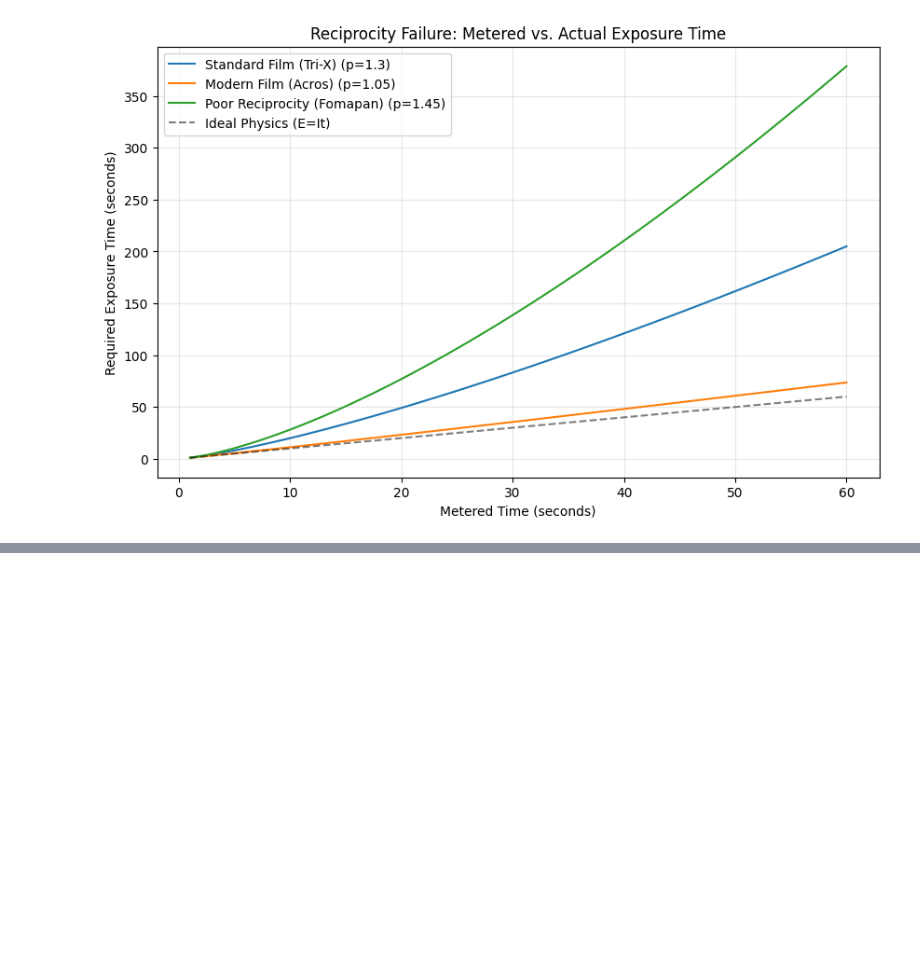
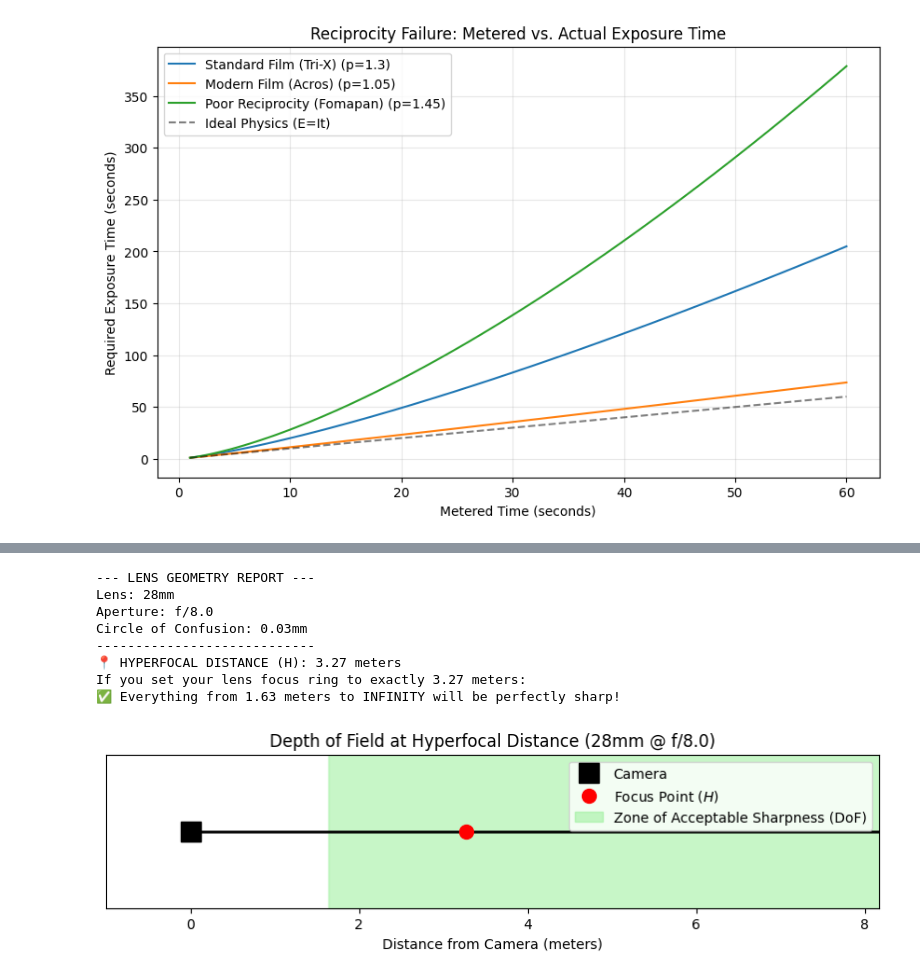
Before and after one commit to pjercic/analog-photography, a Jupyter notebook: 03_high_school/01_physics_reciprocity.ipynb, the cells around one changed output, grey strips where cells are left out. Cells and saved outputs as stored; diff of their text form; code cells hidden in the pictures; blank space fills up the shorter version.

```diff
--- a/03_high_school/01_physics_reciprocity.ipynb
+++ b/03_high_school/01_physics_reciprocity.ipynb
@@ -59,3 +127,62 @@ plt.show()
+# %%
+def calculate_hyperfocal(focal_length_mm, aperture_f, sensor_coc=0.03):
+    """
+    Calculates the Hyperfocal Distance and visualizes the Depth of Field.
+    """
+    f = focal_length_mm
+    N = aperture_f
+    c = sensor_coc
+
+    # Calculate H in millimeters, then convert to meters
+    H_mm = (f**2) / (N * c)
+    H_m = H_mm / 1000
+
+    # The rule of Hyperfocal Distance:
+    # If you focus exactly at H, everything from (H/2) to Infinity is sharp.
+    near_limit = H_m / 2
+
+    print(f"--- LENS GEOMETRY REPORT ---")
+    print(f"Lens: {f}mm")
+    print(f"Aperture: f/{N}")
+    print(f"Circle of Confusion: {c}mm")
+    print(f"----------------------------")
+    print(f"📍 HYPERFOCAL DISTANCE (H): {H_m:.2f} meters")
+    print(f"If you set your lens focus ring to exactly {H_m:.2f} meters:")
+    print(f"✅ Everything from {near_limit:.2f} meters to INFINITY will be perfectly sharp!")
+
+    # Visualization
+    fig, ax = plt.subplots(figsize=(10, 2))
+    ax.plot([0, H_m * 3], [0, 0], 'k-', lw=2) # Camera to Infinity axis
+
+    # Draw the camera
+    ax.plot(0, 0, 'ks', markersize=15, label="Camera")
+
+    # Draw the focus point
+    ax.plot(H_m, 0, 'ro', markersize=10, label="Focus Point ($H$)")
+
+    # Highlight the sharp zone
+    ax.axvspan(near_limit, H_m * 3, color='lightgreen', alpha=0.5, label="Zone of Acceptable Sharpness (DoF)")
+
+    ax.set_yticks([])
+    ax.set_xlabel("Distance from Camera (meters)")
+    ax.set_xlim(-1, H_m * 2.5)
+    ax.set_title(f"Depth of Field at Hyperfocal Distance ({f}mm @ f/{N})")
+    ax.legend(loc="upper right")
+    plt.show()
+
+# Run the DoF Calculator!
+# Try changing the focal length (e.g., 28mm vs 200mm) or the aperture (e.g., 2.8 vs 16.0)
+calculate_hyperfocal(focal_length_mm=28, aperture_f=8.0)
+# %% [output]
+--- LENS GEOMETRY REPORT ---
+Lens: 28mm
+Aperture: f/8.0
+Circle of Confusion: 0.03mm
+----------------------------
+📍 HYPERFOCAL DISTANCE (H): 3.27 meters
+If you set your lens focus ring to exactly 3.27 meters:
+✅ Everything from 1.63 meters to INFINITY will be perfectly sharp!
+[figure, added]
 # %% [markdown]
 ### 🧪 Analysis
 Observe the graph above.
```
Also changed, not shown: parts of 4 cells of this notebook, 5 other files.
